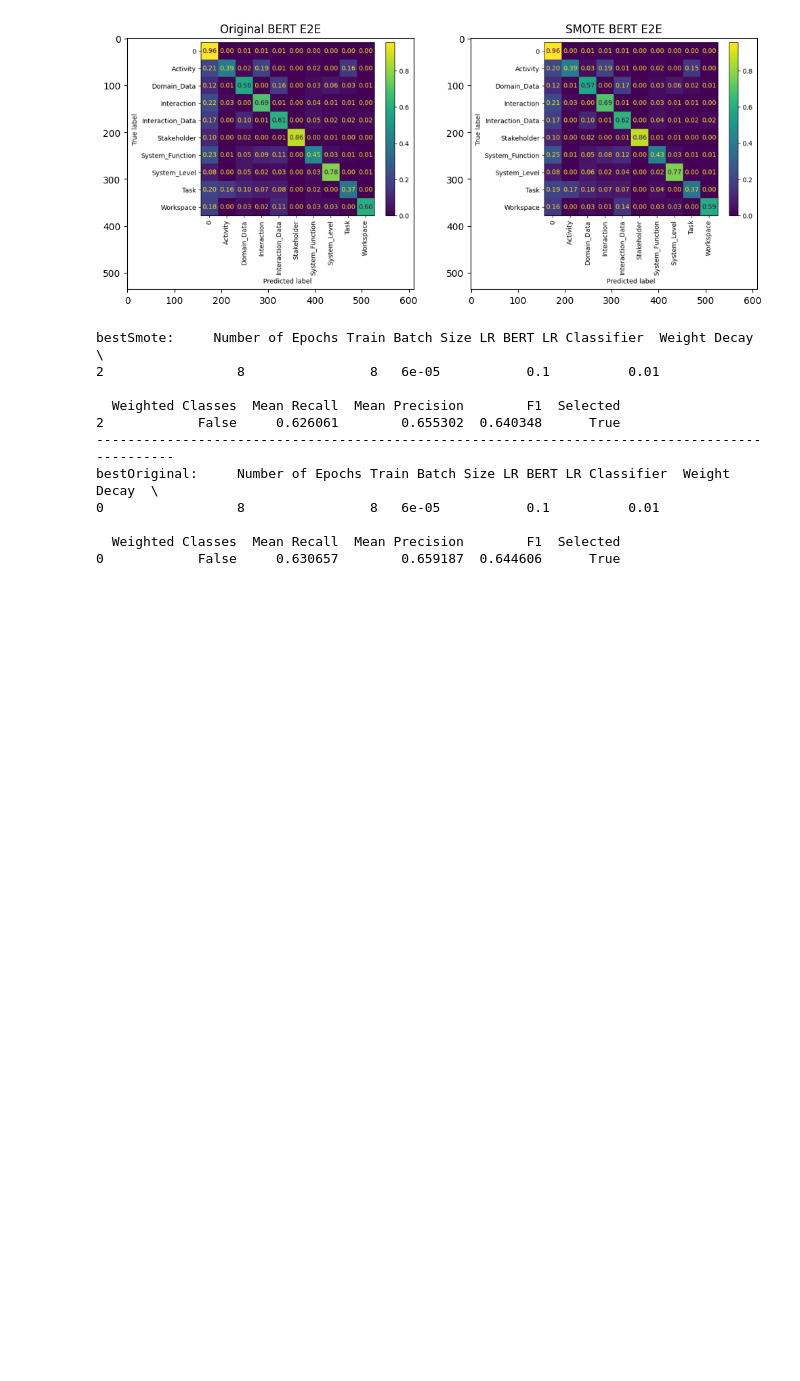
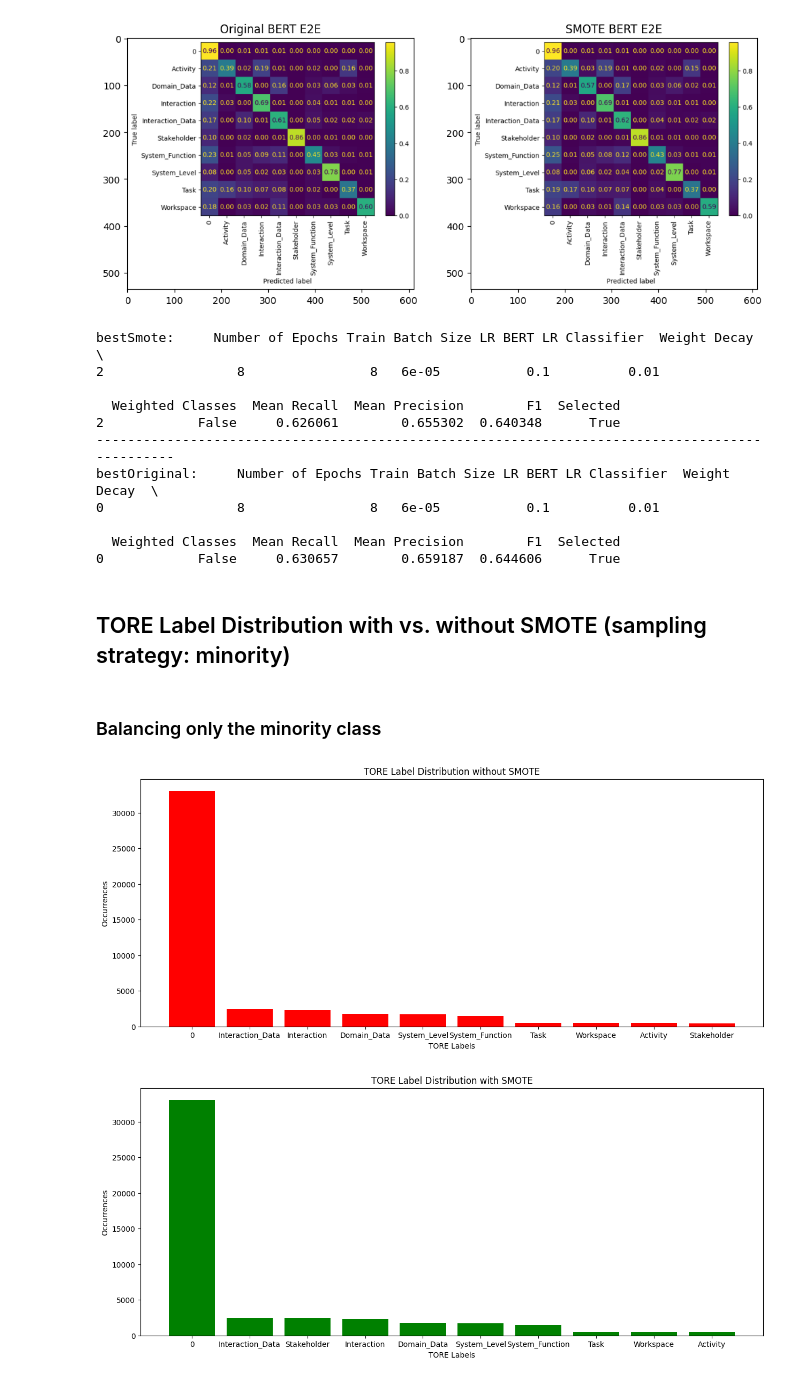
Before and after one commit to feeduvl/uvl-tore-classifier-bert, a Jupyter notebook: evaluation/smote_comparison_experiments.ipynb, the cells around one changed output. Saved outputs shown, nothing was run; the diff lists cells and outputs as text; code cells hidden in the pictures; blank space fills up the shorter version.

Commit message:
added "minority" and "to average" smote strategy + evaluation

```diff
--- a/evaluation/smote_comparison_experiments.ipynb
+++ b/evaluation/smote_comparison_experiments.ipynb
@@ -243,3 +243,28 @@ bestOriginal:     Number of Epochs Train Batch Size LR BERT LR Classifier  Weigh
 
   Weighted Classes  Mean Recall  Mean Precision        F1  Selected
 0            False     0.630657        0.659187  0.644606      True
+# %% [markdown]
+## TORE Label Distribution with vs. without SMOTE (sampling strategy: minority)
+# %% [markdown]
+### Balancing only the minority class
+# %%
+experimentSMOTE = mlflow.get_experiment_by_name("SMOTE_BERT_ONLY_MINORITY_TORE_CATEGORIES")
+
+keysOriginal, valuesOriginal, keysSMOTE, valuesSMOTE = getLabelDistribution(experimentSMOTE)
+
+plt.figure(figsize=(15, 6))
+plt.bar(keysOriginal, valuesOriginal, color= 'red')
+plt.xlabel('TORE Labels')
+plt.ylabel('Occurrences')
+plt.title('TORE Label Distribution without SMOTE')
+plt.show()
+
+plt.figure(figsize=(15, 6))
+plt.bar(keysSMOTE, valuesSMOTE, color= 'green')
+plt.xlabel('TORE Labels')
+plt.ylabel('Occurrences')
+plt.title('TORE Label Distribution with SMOTE')
+plt.show()
+# %% [output]
+[figure, added]
+[figure, added]
```
Also changed, not shown: parts of 17 cells of this notebook, 4 other files.
